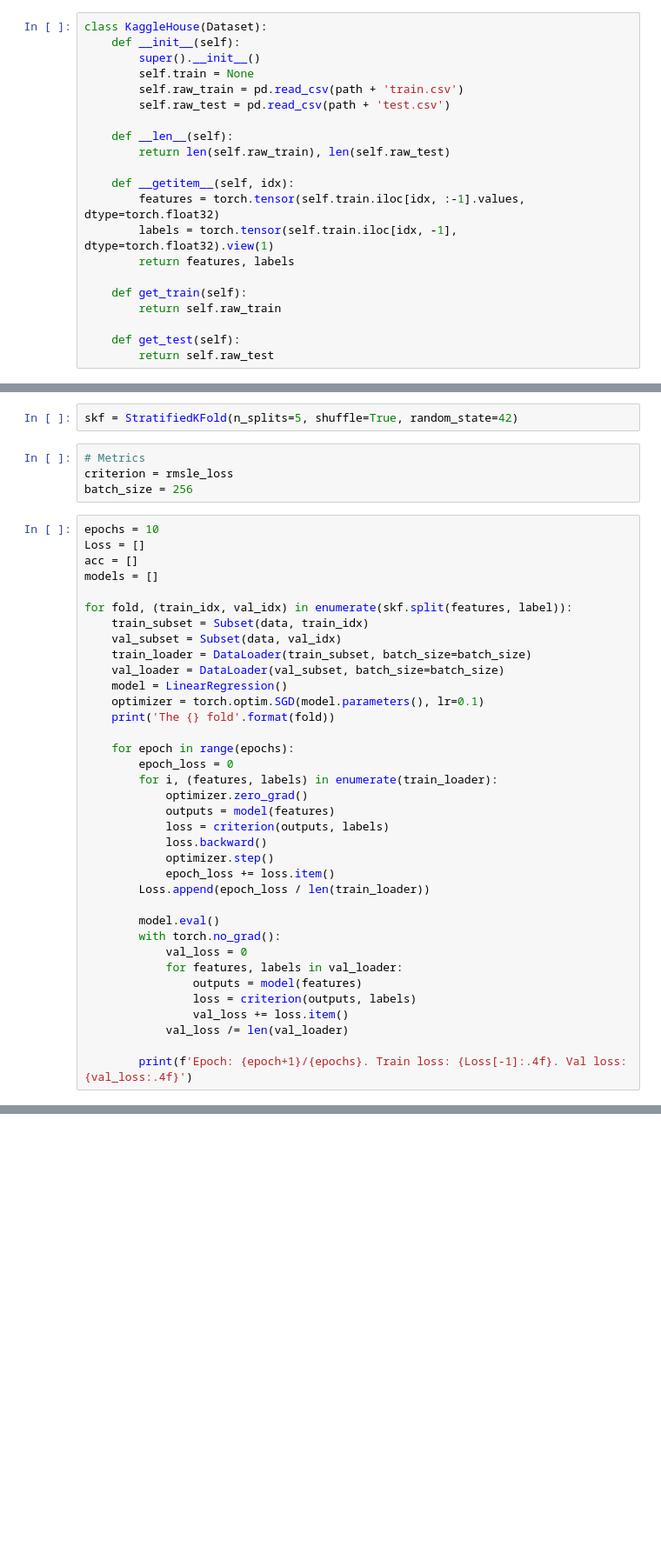
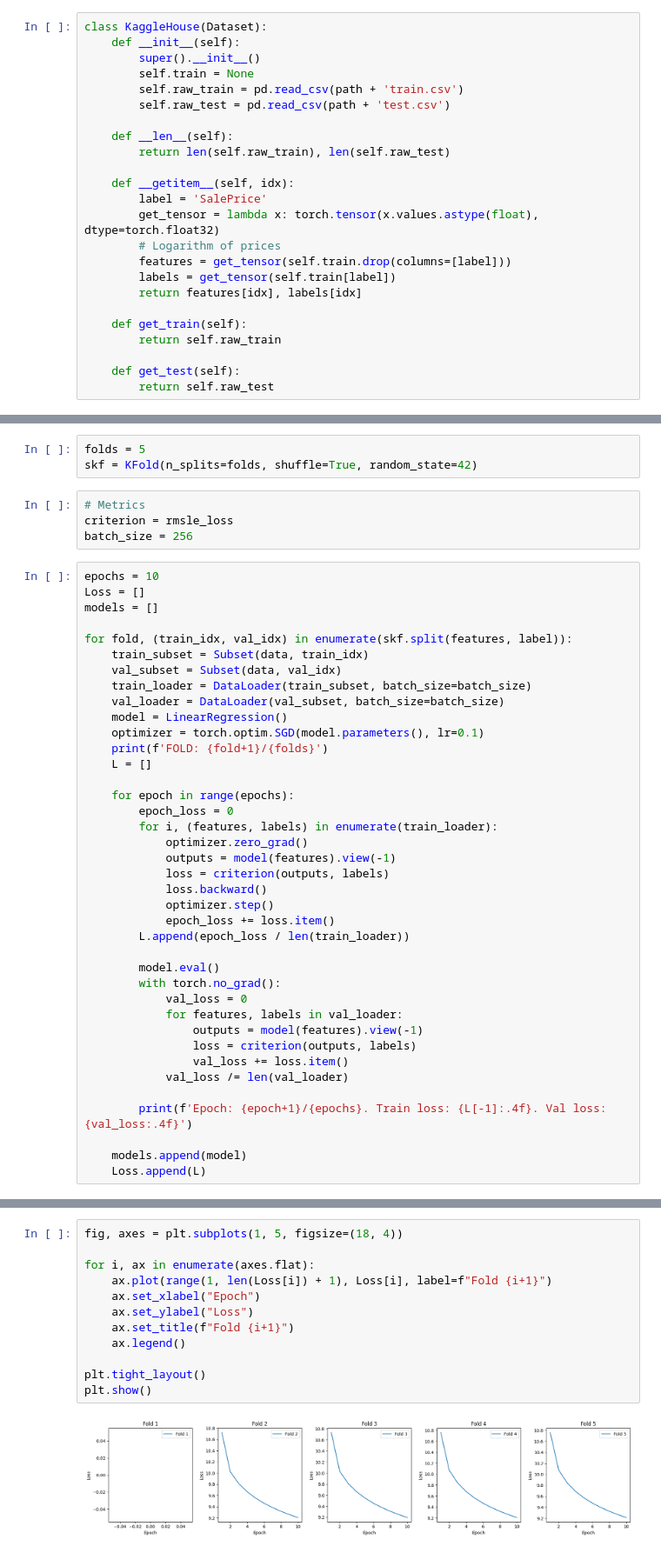
Before and after one commit to denghwee/MNIST_Handwritten_Digit_Classification, a Jupyter notebook: house_prices_kaggle.ipynb, the cells around one changed output, grey strips where cells are left out. Shown: that part at 87% size. Cells and saved outputs as stored; diff of their text form; blank space fills up the shorter version.

```diff
--- a/house_prices_kaggle.ipynb
+++ b/house_prices_kaggle.ipynb
@@ -28,9 +29,12 @@ class KaggleHouse(Dataset):
         return len(self.raw_train), len(self.raw_test)
 
     def __getitem__(self, idx):
-        features = torch.tensor(self.train.iloc[idx, :-1].values, dtype=torch.float32)
-        labels = torch.tensor(self.train.iloc[idx, -1], dtype=torch.float32).view(1)
-        return features, labels
+        label = 'SalePrice'
+        get_tensor = lambda x: torch.tensor(x.values.astype(float), dtype=torch.float32)
+        # Logarithm of prices
+        features = get_tensor(self.train.drop(columns=[label]))
+        labels = get_tensor(self.train[label])
+        return features[idx], labels[idx]
 
     def get_train(self):
         return self.raw_train
@@ -138,7 +142,8 @@ class LinearRegression(nn.Module):
     def forward(self, X):
         return self.net(X)
 # %%
-skf = StratifiedKFold(n_splits=5, shuffle=True, random_state=42)
+folds = 5
+skf = KFold(n_splits=folds, shuffle=True, random_state=42)
 # %%
 # Metrics
 criterion = rmsle_loss
@@ -146,7 +151,6 @@ batch_size = 256
 # %%
 epochs = 10
 Loss = []
-acc = []
 models = []
 
 for fold, (train_idx, val_idx) in enumerate(skf.split(features, label)):
@@ -156,28 +160,32 @@ for fold, (train_idx, val_idx) in enumerate(skf.split(features, label)):
     val_loader = DataLoader(val_subset, batch_size=batch_size)
     model = LinearRegression()
     optimizer = torch.optim.SGD(model.parameters(), lr=0.1)
-    print('The {} fold'.format(fold))
+    print(f'FOLD: {fold+1}/{folds}')
+    L = []
 
     for epoch in range(epochs):
         epoch_loss = 0
         for i, (features, labels) in enumerate(train_loader):
             optimizer.zero_grad()
-            outputs = model(features)
+            outputs = model(features).view(-1)
             loss = criterion(outputs, labels)
             loss.backward()
             optimizer.step()
             epoch_loss += loss.item()
-        Loss.append(epoch_loss / len(train_loader))
+        L.append(epoch_loss / len(train_loader))
 
         model.eval()
         with torch.no_grad():
             val_loss = 0
             for features, labels in val_loader:
-                outputs = model(features)
+                outputs = model(features).view(-1)
                 loss = criterion(outputs, labels)
                 val_loss += loss.item()
             val_loss /= len(val_loader)
 
-        print(f'Epoch: {epoch+1}/{epochs}. Train loss: {Loss[-1]:.4f}. Val loss: {val_loss:.4f}')
+        print(f'Epoch: {epoch+1}/{epochs}. Train loss: {L[-1]:.4f}. Val loss: {val_loss:.4f}')
+
+    models.append(model)
+    Loss.append(L)
 # %% [output]
 The 0 fold
@@ -184,0 +221,14 @@ TypeError: can't convert np.ndarray of type numpy.object_. The only supported ty
+# %%
+fig, axes = plt.subplots(1, 5, figsize=(18, 4))
+
+for i, ax in enumerate(axes.flat):
+    ax.plot(range(1, len(Loss[i]) + 1), Loss[i], label=f"Fold {i+1}")
+    ax.set_xlabel("Epoch")
+    ax.set_ylabel("Loss")
+    ax.set_title(f"Fold {i+1}")
+    ax.legend()
+
+plt.tight_layout()
+plt.show()
+# %% [output]
+[figure, added]
```
Also changed, not shown: parts of 8 cells of this notebook, 1 other file.
